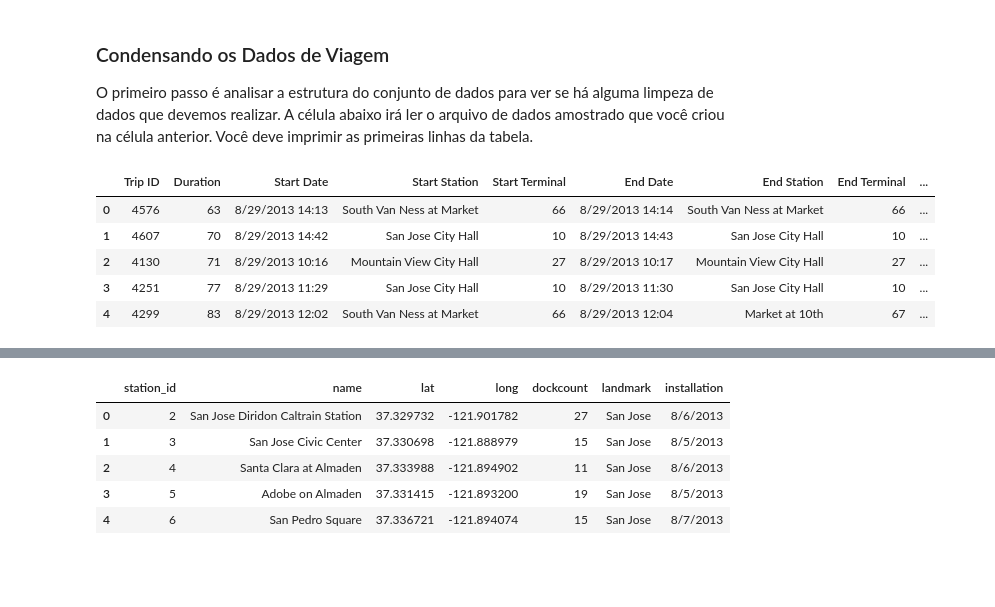
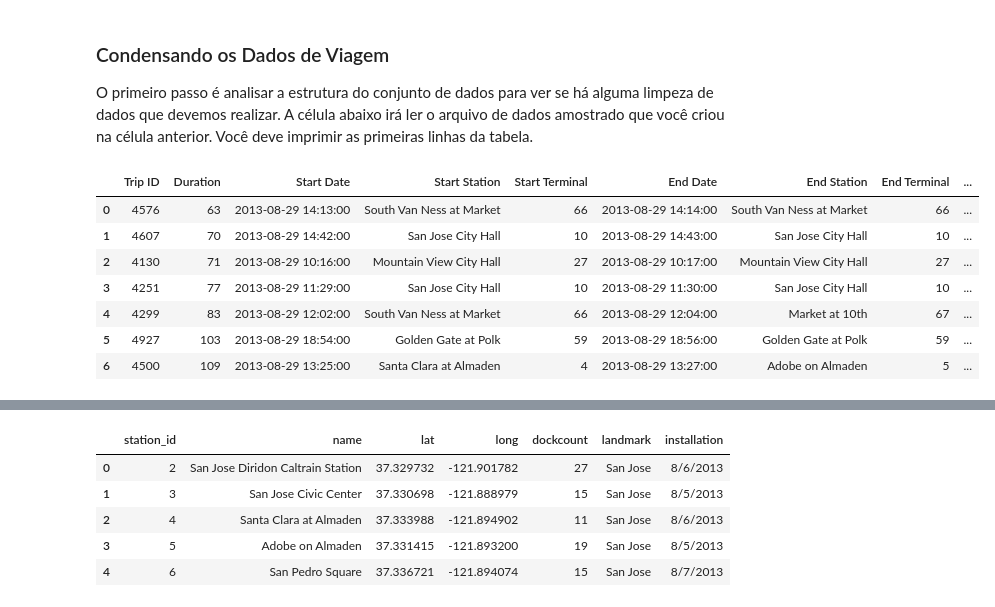
Before and after one commit to jpventura/BikeShareAnalysis, a Jupyter notebook: Analise_Bay_Area_Bike_Share-NDFDSI.ipynb, the cells around one changed output, grey strips where cells are left out. Drawn from its saved outputs; the diff is of its cells as text; code cells hidden in the pictures; blank space fills up the shorter version.

```diff
--- a/Analise_Bay_Area_Bike_Share-NDFDSI.ipynb
+++ b/Analise_Bay_Area_Bike_Share-NDFDSI.ipynb
@@ -56,19 +56,33 @@ def read_trips_from_file(file_out, file_in, start_date='10/1/2013'):
                 break
             out_writer.writerow(datarow)
 
-read_trips_from_file(file_out, file_in)
+october_trip_file = 'data/201310_trip_data.csv'
+read_trips_from_file(october_trip_file, 'data/201402_trip_data.csv')
 # %% [markdown]
 ### Condensando os Dados de Viagem
 
 O primeiro passo é analisar a estrutura do conjunto de dados para ver se há alguma limpeza de dados que devemos realizar. A célula abaixo irá ler o arquivo de dados amostrado que você criou na célula anterior. Você deve imprimir as primeiras linhas da tabela.
-# %%
-sample_data = pd.read_csv('data/201309_trip_data.csv')
-
-sample_data.head()
-# %% [output]
-|  | Trip ID | Duration | Start Date | Start Station | Start Terminal | End Date | End Station | End Terminal | ... |
-| 0 | 4576 | 63 | 8/29/2013 14:13 | South Van Ness at Market | 66 | 8/29/2013 14:14 | South Van Ness at Market | 66 | ... |
-| 1 | 4607 | 70 | 8/29/2013 14:42 | San Jose City Hall | 10 | 8/29/2013 14:43 | San Jose City Hall | 10 | ... |
-| 2 | 4130 | 71 | 8/29/2013 10:16 | Mountain View City Hall | 27 | 8/29/2013 10:17 | Mountain View City Hall | 27 | ... |
-| 3 | 4251 | 77 | 8/29/2013 11:29 | San Jose City Hall | 10 | 8/29/2013 11:30 | San Jose City Hall | 10 | ... |
-| 4 | 4299 | 83 | 8/29/2013 12:02 | South Van Ness at Market | 66 | 8/29/2013 12:04 | Market at 10th | 67 | ... |
+# %%
+def read_trips_frame(pathname):
+    df = pd.read_csv(pathname)
+
+    # Clean up all datetime columns
+    df['End Date'] = df['End Date'].apply(lambda date: datetime.strptime(date, '%m/%d/%Y %H:%M'))
+    df['Start Date'] = df['Start Date'].apply(lambda date: datetime.strptime(date, '%m/%d/%Y %H:%M'))
+
+    return df
+
+def display_table(file_in, n=10):
+    sample_data = read_trips_frame(file_in)
+    display(sample_data.head(n))
+
+display_table(october_trip_file, 7)
+# %% [output]
+|  | Trip ID | Duration | Start Date | Start Station | Start Terminal | End Date | End Station | End Terminal | ... |
+| 0 | 4576 | 63 | 2013-08-29 14:13:00 | South Van Ness at Market | 66 | 2013-08-29 14:14:00 | South Van Ness at Market | 66 | ... |
+| 1 | 4607 | 70 | 2013-08-29 14:42:00 | San Jose City Hall | 10 | 2013-08-29 14:43:00 | San Jose City Hall | 10 | ... |
+| 2 | 4130 | 71 | 2013-08-29 10:16:00 | Mountain View City Hall | 27 | 2013-08-29 10:17:00 | Mountain View City Hall | 27 | ... |
+| 3 | 4251 | 77 | 2013-08-29 11:29:00 | San Jose City Hall | 10 | 2013-08-29 11:30:00 | San Jose City Hall | 10 | ... |
+| 4 | 4299 | 83 | 2013-08-29 12:02:00 | South Van Ness at Market | 66 | 2013-08-29 12:04:00 | Market at 10th | 67 | ... |
+| 5 | 4927 | 103 | 2013-08-29 18:54:00 | Golden Gate at Polk | 59 | 2013-08-29 18:56:00 | Golden Gate at Polk | 59 | ... |
+| 6 | 4500 | 109 | 2013-08-29 13:25:00 | Santa Clara at Almaden | 4 | 2013-08-29 13:27:00 | Adobe on Almaden | 5 | ... |
```
Also changed, not shown: parts of 4 cells of this notebook, 1 other file.
